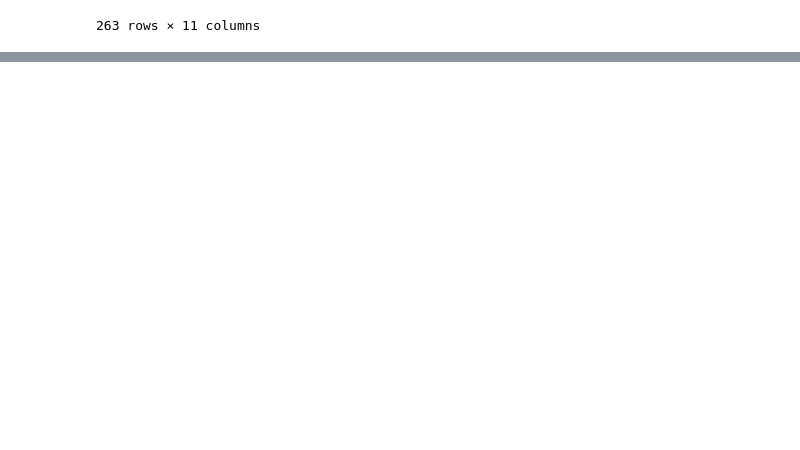
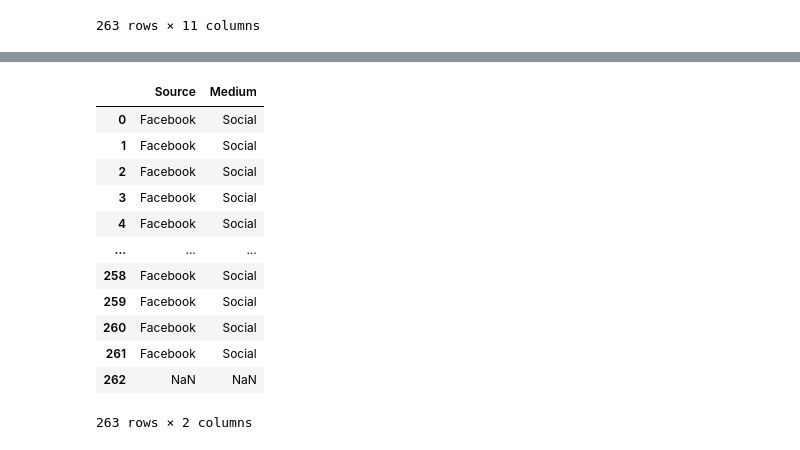
Before and after one commit to JoannaKang/kakao-commerce-data-analysis, a Jupyter notebook: Landing Page Analysis.ipynb, the cells around one changed output, grey strips where cells are left out. Saved outputs shown, nothing was run; the diff lists cells and outputs as text; code cells hidden in the pictures; blank space fills up the shorter version.

```diff
--- a/Landing Page Analysis.ipynb
+++ b/Landing Page Analysis.ipynb
@@ -22,0 +103,16 @@ landingpage
+# %%
+split
+# %% [output]
+|  | Source | Medium |
+| 0 | Facebook | Social |
+| 1 | Facebook | Social |
+| 2 | Facebook | Social |
+| 3 | Facebook | Social |
+| 4 | Facebook | Social |
+| ... | ... | ... |
+| 258 | Facebook | Social |
+| 259 | Facebook | Social |
+| 260 | Facebook | Social |
+| 261 | Facebook | Social |
+| 262 | NaN | NaN |
+263 rows × 2 columns
```
Also changed, not shown: parts of 17 cells of this notebook.
